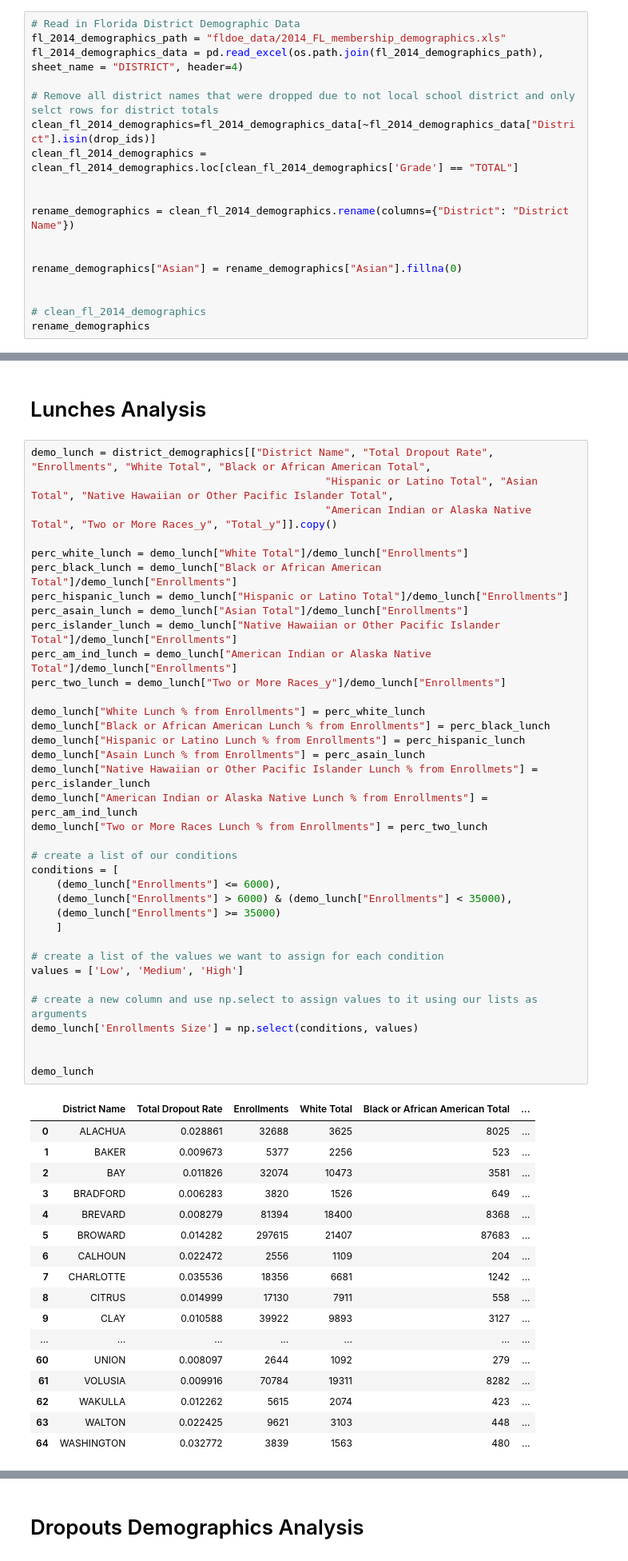
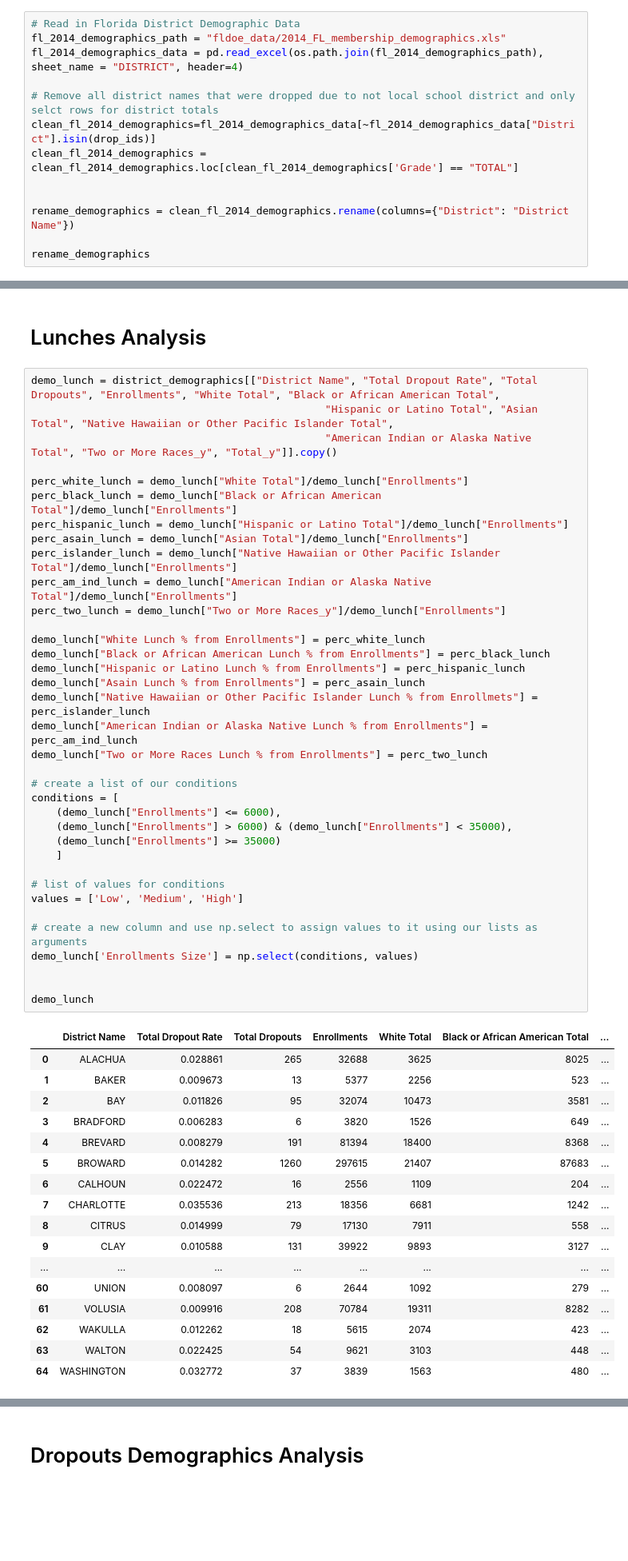
Before and after one commit to jjwilliams11/project1, a Jupyter notebook: Education_Dropout/Demographic_Analysis_Tabitha.ipynb, the cells around one changed output, grey strips where cells are left out. Shown at 80% size. Drawn from its saved outputs; the diff is of its cells as text; blank space fills up the shorter version.

```diff
--- a/Education_Dropout/Demographic_Analysis_Tabitha.ipynb
+++ b/Education_Dropout/Demographic_Analysis_Tabitha.ipynb
@@ -380,11 +364,6 @@ clean_fl_2014_demographics = clean_fl_2014_demographics.loc[clean_fl_2014_demogr
 
 rename_demographics = clean_fl_2014_demographics.rename(columns={"District": "District Name"})
 
-
-rename_demographics["Asian"] = rename_demographics["Asian"].fillna(0)
-
-
-# clean_fl_2014_demographics
 rename_demographics
 # %% [output]
 |  | District # | District Name | Grade | White | Black or African American | Hispanic/Latino | Asian | ... |
@@ -995,7 +983,7 @@ plt.show()
 # %% [markdown]
 # Lunches Analysis
 # %%
-demo_lunch = district_demographics[["District Name", "Total Dropout Rate", "Enrollments", "White Total", "Black or African American Total",
+demo_lunch = district_demographics[["District Name", "Total Dropout Rate", "Total Dropouts", "Enrollments", "White Total", "Black or African American Total",
                                                "Hispanic or Latino Total", "Asian Total", "Native Hawaiian or Other Pacific Islander Total",
                                                "American Indian or Alaska Native Total", "Two or More Races_y", "Total_y"]].copy()
 
@@ -1003,51 +991,51 @@ perc_white_lunch = demo_lunch["White Total"]/demo_lunch["Enrollments"]
 perc_black_lunch = demo_lunch["Black or African American Total"]/demo_lunch["Enrollments"]
 perc_hispanic_lunch = demo_lunch["Hispanic or Latino Total"]/demo_lunch["Enrollments"]
 perc_asain_lunch = demo_lunch["Asian Total"]/demo_lunch["Enrollments"]
 perc_islander_lunch = demo_lunch["Native Hawaiian or Other Pacific Islander Total"]/demo_lunch["Enrollments"]
 perc_am_ind_lunch = demo_lunch["American Indian or Alaska Native Total"]/demo_lunch["Enrollments"]
 perc_two_lunch = demo_lunch["Two or More Races_y"]/demo_lunch["Enrollments"]
 
 demo_lunch["White Lunch % from Enrollments"] = perc_white_lunch
 demo_lunch["Black or African American Lunch % from Enrollments"] = perc_black_lunch
 demo_lunch["Hispanic or Latino Lunch % from Enrollments"] = perc_hispanic_lunch
 demo_lunch["Asain Lunch % from Enrollments"] = perc_asain_lunch
 demo_lunch["Native Hawaiian or Other Pacific Islander Lunch % from Enrollmets"] = perc_islander_lunch
 demo_lunch["American Indian or Alaska Native Lunch % from Enrollments"] = perc_am_ind_lunch
 demo_lunch["Two or More Races Lunch % from Enrollments"] = perc_two_lunch
 
 # create a list of our conditions
 conditions = [
     (demo_lunch["Enrollments"] <= 6000),
     (demo_lunch["Enrollments"] > 6000) & (demo_lunch["Enrollments"] < 35000),
     (demo_lunch["Enrollments"] >= 35000)
     ]
 
-# create a list of the values we want to assign for each condition
+# list of values for conditions
 values = ['Low', 'Medium', 'High']
 
 # create a new column and use np.select to assign values to it using our lists as arguments
 demo_lunch['Enrollments Size'] = np.select(conditions, values)
 
 
 demo_lunch
 # %% [output]
-|  | District Name | Total Dropout Rate | Enrollments | White Total | Black or African American Total | ... |
-| 0 | ALACHUA | 0.028861 | 32688 | 3625 | 8025 | ... |
-| 1 | BAKER | 0.009673 | 5377 | 2256 | 523 | ... |
-| 2 | BAY | 0.011826 | 32074 | 10473 | 3581 | ... |
-| 3 | BRADFORD | 0.006283 | 3820 | 1526 | 649 | ... |
-| 4 | BREVARD | 0.008279 | 81394 | 18400 | 8368 | ... |
-| 5 | BROWARD | 0.014282 | 297615 | 21407 | 87683 | ... |
-| 6 | CALHOUN | 0.022472 | 2556 | 1109 | 204 | ... |
-| 7 | CHARLOTTE | 0.035536 | 18356 | 6681 | 1242 | ... |
-| 8 | CITRUS | 0.014999 | 17130 | 7911 | 558 | ... |
-| 9 | CLAY | 0.010588 | 39922 | 9893 | 3127 | ... |
-| ... | ... | ... | ... | ... | ... | ... |
-| 60 | UNION | 0.008097 | 2644 | 1092 | 279 | ... |
-| 61 | VOLUSIA | 0.009916 | 70784 | 19311 | 8282 | ... |
-| 62 | WAKULLA | 0.012262 | 5615 | 2074 | 423 | ... |
-| 63 | WALTON | 0.022425 | 9621 | 3103 | 448 | ... |
-| 64 | WASHINGTON | 0.032772 | 3839 | 1563 | 480 | ... |
+|  | District Name | Total Dropout Rate | Total Dropouts | Enrollments | White Total | Black or African American Total | ... |
+| 0 | ALACHUA | 0.028861 | 265 | 32688 | 3625 | 8025 | ... |
+| 1 | BAKER | 0.009673 | 13 | 5377 | 2256 | 523 | ... |
+| 2 | BAY | 0.011826 | 95 | 32074 | 10473 | 3581 | ... |
+| 3 | BRADFORD | 0.006283 | 6 | 3820 | 1526 | 649 | ... |
+| 4 | BREVARD | 0.008279 | 191 | 81394 | 18400 | 8368 | ... |
+| 5 | BROWARD | 0.014282 | 1260 | 297615 | 21407 | 87683 | ... |
+| 6 | CALHOUN | 0.022472 | 16 | 2556 | 1109 | 204 | ... |
+| 7 | CHARLOTTE | 0.035536 | 213 | 18356 | 6681 | 1242 | ... |
+| 8 | CITRUS | 0.014999 | 79 | 17130 | 7911 | 558 | ... |
+| 9 | CLAY | 0.010588 | 131 | 39922 | 9893 | 3127 | ... |
+| ... | ... | ... | ... | ... | ... | ... | ... |
+| 60 | UNION | 0.008097 | 6 | 2644 | 1092 | 279 | ... |
+| 61 | VOLUSIA | 0.009916 | 208 | 70784 | 19311 | 8282 | ... |
+| 62 | WAKULLA | 0.012262 | 18 | 5615 | 2074 | 423 | ... |
+| 63 | WALTON | 0.022425 | 54 | 9621 | 3103 | 448 | ... |
+| 64 | WASHINGTON | 0.032772 | 37 | 3839 | 1563 | 480 | ... |
 # %%
 # Calculate the correlation coefficient and linear regression model
 # for enrollment and total free or reduced lunches per district
```
Also changed, not shown: parts of 34 cells of this notebook, 1 other file.
